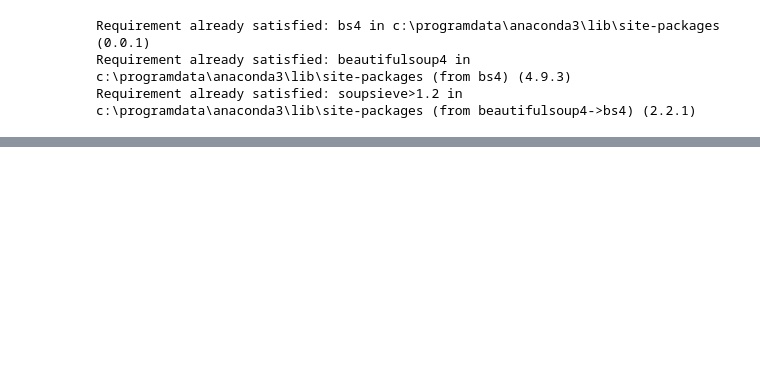
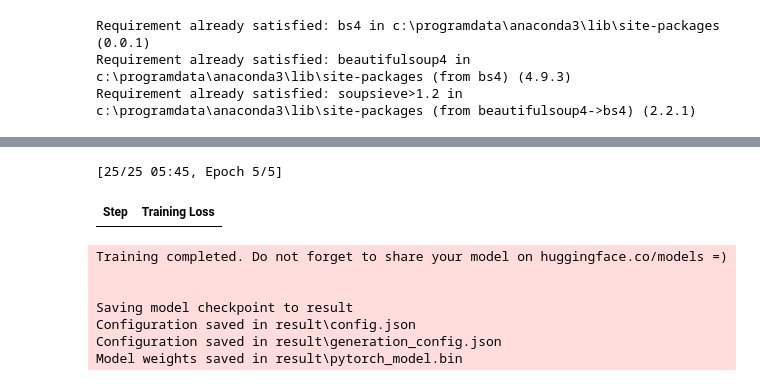
Before and after one commit to Ahrane-m/Agri-QA, a Jupyter notebook: Webscraping.ipynb, the cells around one changed output, grey strips where cells are left out. Cells and saved outputs as stored; diff of their text form; code cells hidden in the pictures; blank space fills up the shorter version.

```diff
--- a/Webscraping.ipynb
+++ b/Webscraping.ipynb
@@ -129,0 +82,67 @@ Links
+# %%
+def load_dataset(file_path, tokenizer, block_size = 128):
+    dataset = TextDataset(
+        tokenizer = tokenizer,
+        file_path = file_path,
+        block_size = block_size,
+    )
+    return dataset
+# %%
+def load_data_collator(tokenizer, mlm = False):
+    data_collator = DataCollatorForLanguageModeling(
+        tokenizer=tokenizer,
+        mlm=mlm,
+    )
+    return data_collator
+# %%
+def train(train_file_path,model_name,
+          output_dir,
+          overwrite_output_dir,
+          per_device_train_batch_size,
+          num_train_epochs,
+          save_steps):
+  tokenizer = GPT2Tokenizer.from_pretrained(model_name)
+  train_dataset = load_dataset(train_file_path, tokenizer)
+  data_collator = load_data_collator(tokenizer)
+
+  tokenizer.save_pretrained(output_dir)
+
+  model = GPT2LMHeadModel.from_pretrained(model_name)
+
+  model.save_pretrained(output_dir)
+
+  training_args = TrainingArguments(
+          output_dir=output_dir,
+          overwrite_output_dir=overwrite_output_dir,
+          per_device_train_batch_size=per_device_train_batch_size,
+          num_train_epochs=num_train_epochs,
+      )
+
+  trainer = Trainer(
+          model=model,
+          args=training_args,
+          data_collator=data_collator,
+          train_dataset=train_dataset,
+  )
+
+  trainer.train()
+  trainer.save_model()
+
+train_file_path = "qa.csv"
+model_name = 'gpt2'
+output_dir = 'result'
+overwrite_output_dir = False
+per_device_train_batch_size = 8
+num_train_epochs = 5.0
+save_steps = 500
+
+train(
+    train_file_path=train_file_path,
+    model_name=model_name,
+    output_dir=output_dir,
+    overwrite_output_dir=overwrite_output_dir,
+    per_device_train_batch_size=per_device_train_batch_size,
+    num_train_epochs=num_train_epochs,
+    save_steps=save_steps
+)
+# %% [output]
@@ -129,0 +157,9 @@ Links
+[25/25 05:45, Epoch 5/5]
+| Step | Training Loss |
+Training completed. Do not forget to share your model on huggingface.co/models =)
+
+
+Saving model checkpoint to result
+Configuration saved in result\config.json
+Configuration saved in result\generation_config.json
+Model weights saved in result\pytorch_model.bin
```
Also changed, not shown: parts of 26 cells of this notebook, 1 other file.
